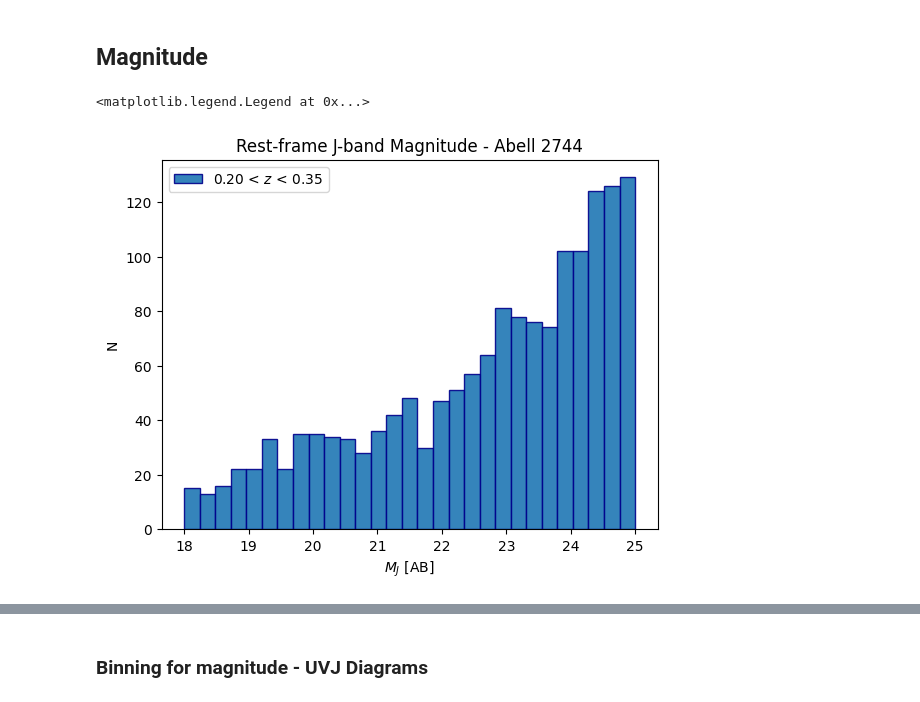
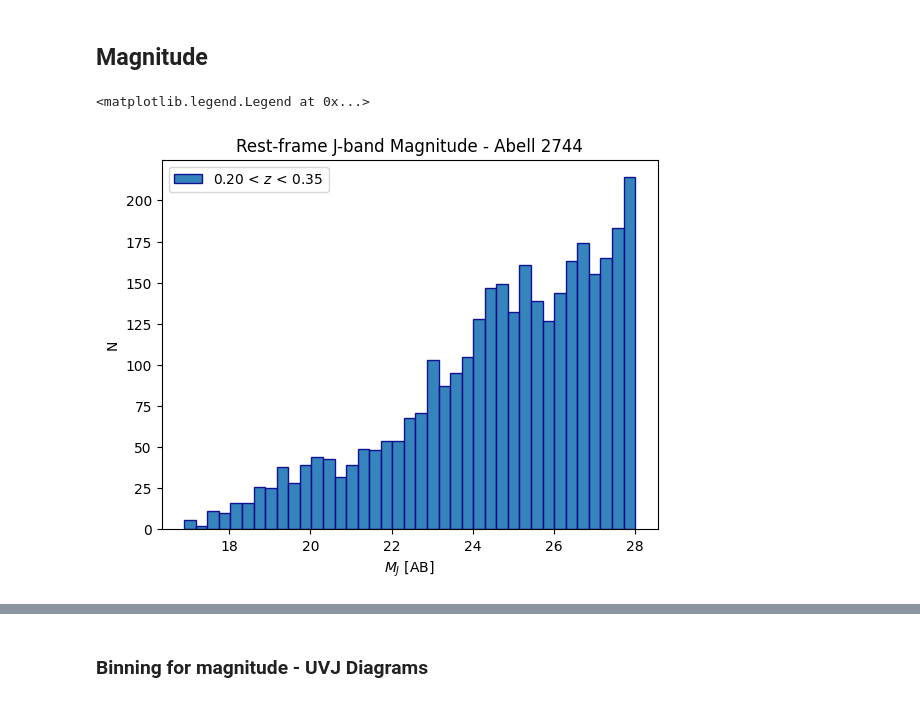
Before and after one commit to mayamerch/block-3-project, a Jupyter notebook: abell 2744.ipynb, the cells around one changed output, grey strips where cells are left out. Cells and saved outputs as stored; diff of their text form; code cells hidden in the pictures.

```diff
--- a/abell 2744.ipynb
+++ b/abell 2744.ipynb
@@ -571,17 +569,17 @@ plot_df_subsets(zs_zoom, cut=' (only z)')
 # %%
 # NO MAGNITUDE BINS:
 df_cut =  df[(df['z_phot'] > 0) & (df['z_phot'] <= 18)]
 df_cut1 =  df[(df['z_phot'] > 0.20) & (df['z_phot'] <= 0.35)]
 
-plt.hist(df_cut1['mag'], bins=np.linspace(18, 25, 30), label='0.20 < $z$ < 0.35', edgecolor='darkblue', alpha=0.9) # changed bins here from 100
+plt.hist(df_cut1['mag'], bins=np.linspace(min(df_cut1['mag']), 28, 40), label='0.20 < $z$ < 0.35', edgecolor='darkblue', alpha=0.9) # changed bins here from 100
 
 plt.ylabel('N')
 plt.xlabel('$M_J$ [AB]')
 plt.title('Rest-frame J-band Magnitude - Abell 2744')
 plt.legend(fontsize='small', loc='upper left')
 
 plt.legend()
 # %% [output]
 <matplotlib.legend.Legend at 0x...>
-[figure, old version]
+[figure, new version]
 # %%
```
Also changed, not shown: parts of 13 cells of this notebook.
